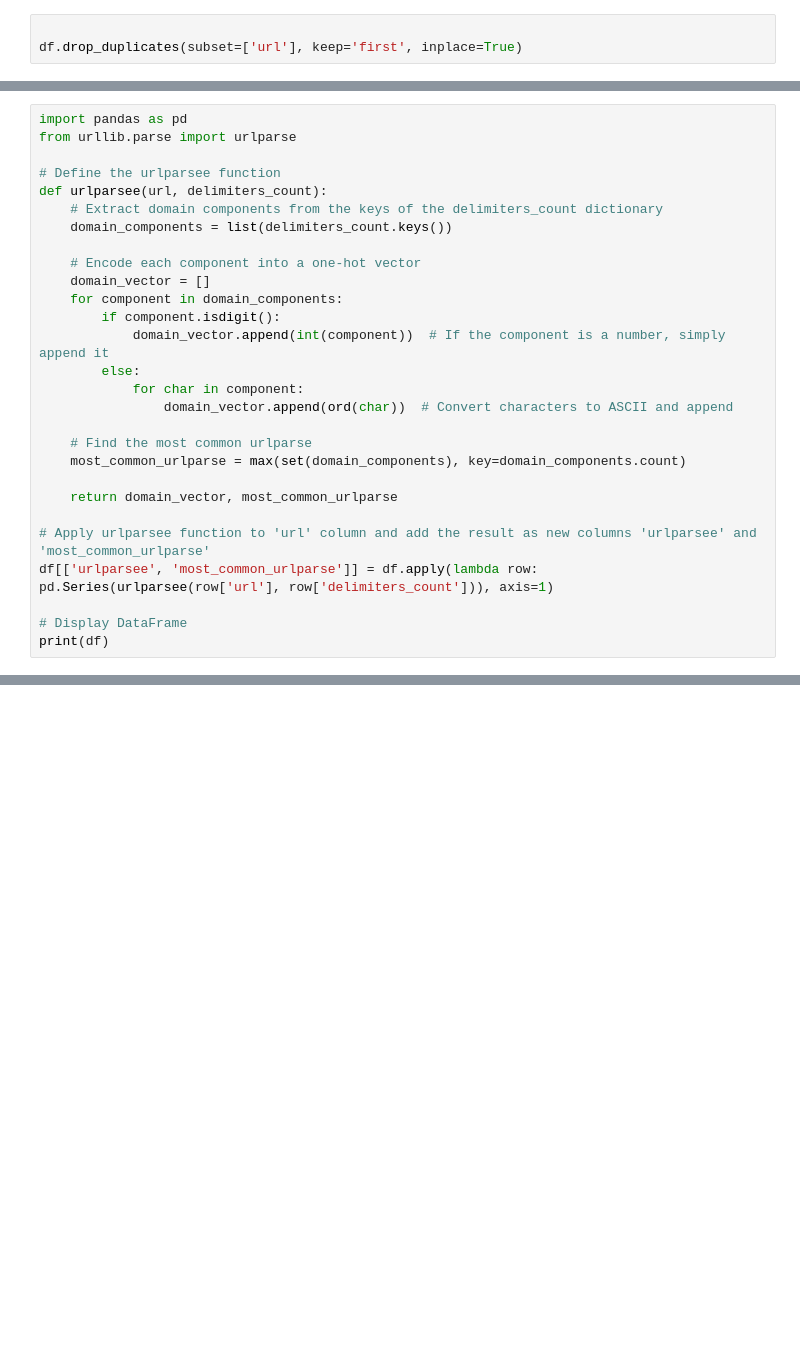
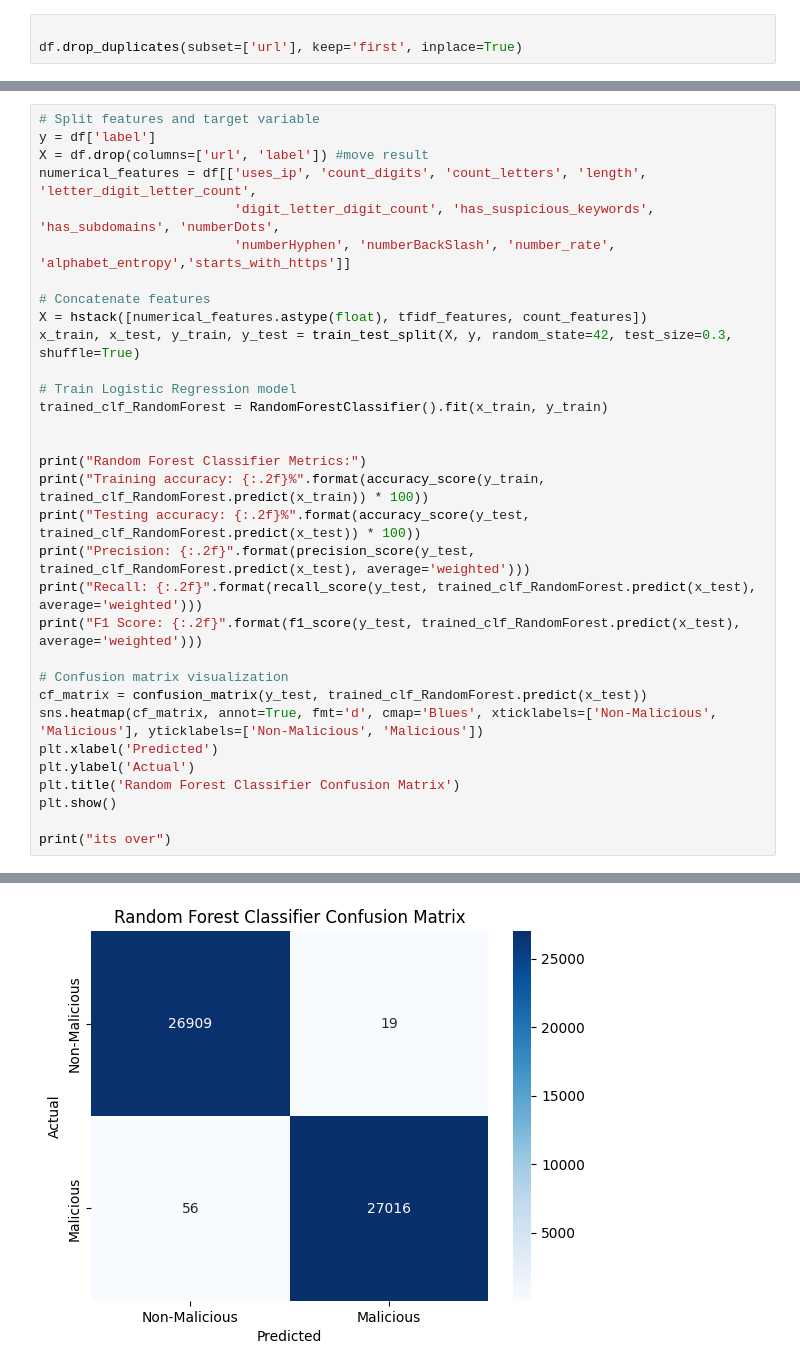
Before and after one commit to roy-asraf1/Identifying-malicious-addresses-by-deep-learning, a Jupyter notebook: cyberwork.ipynb, the cells around one changed output, grey strips where cells are left out. Cells and saved outputs as stored; diff of their text form; blank space fills up the shorter version.

```diff
--- a/cyberwork.ipynb
+++ b/cyberwork.ipynb
@@ -302,29 +301,33 @@ df['uses_ip_address'] = df['url'].apply(uses_ip_address)
 # %%
-import pandas as pd
-from urllib.parse import urlparse
+# Split features and target variable
+y = df['label']
+X = df.drop(columns=['url', 'label']) #move result
+numerical_features = df[['uses_ip', 'count_digits', 'count_letters', 'length', 'letter_digit_letter_count',
+                         'digit_letter_digit_count', 'has_suspicious_keywords', 'has_subdomains', 'numberDots',
+                         'numberHyphen', 'numberBackSlash', 'number_rate', 'alphabet_entropy','starts_with_https']]
 
-# Define the urlparsee function
-def urlparsee(url, delimiters_count):
-    # Extract domain components from the keys of the delimiters_count dictionary
-    domain_components = list(delimiters_count.keys())
+# Concatenate features
+X = hstack([numerical_features.astype(float), tfidf_features, count_features])
+x_train, x_test, y_train, y_test = train_test_split(X, y, random_state=42, test_size=0.3, shuffle=True)
 
-    # Encode each component into a one-hot vector
-    domain_vector = []
-    for component in domain_components:
-        if component.isdigit():
-            domain_vector.append(int(component))  # If the component is a number, simply append it
-        else:
-            for char in component:
-                domain_vector.append(ord(char))  # Convert characters to ASCII and append
+# Train Logistic Regression model
+trained_clf_RandomForest = RandomForestClassifier().fit(x_train, y_train)
 
-    # Find the most common urlparse
-    most_common_urlparse = max(set(domain_components), key=domain_components.count)
 
-    return domain_vector, most_common_urlparse
+print("Random Forest Classifier Metrics:")
+print("Training accuracy: {:.2f}%".format(accuracy_score(y_train, trained_clf_RandomForest.predict(x_train)) * 100))
+print("Testing accuracy: {:.2f}%".format(accuracy_score(y_test, trained_clf_RandomForest.predict(x_test)) * 100))
+print("Precision: {:.2f}".format(precision_score(y_test, trained_clf_RandomForest.predict(x_test), average='weighted')))
+print("Recall: {:.2f}".format(recall_score(y_test, trained_clf_RandomForest.predict(x_test), average='weighted')))
+print("F1 Score: {:.2f}".format(f1_score(y_test, trained_clf_RandomForest.predict(x_test), average='weighted')))
 
-# Apply urlparsee function to 'url' column and add the result as new columns 'urlparsee' and 'most_common_urlparse'
-df[['urlparsee', 'most_common_urlparse']] = df.apply(lambda row: pd.Series(urlparsee(row['url'], row['delimiters_count'])), axis=1)
+# Confusion matrix visualization
+cf_matrix = confusion_matrix(y_test, trained_clf_RandomForest.predict(x_test))
+sns.heatmap(cf_matrix, annot=True, fmt='d', cmap='Blues', xticklabels=['Non-Malicious', 'Malicious'], yticklabels=['Non-Malicious', 'Malicious'])
+plt.xlabel('Predicted')
+plt.ylabel('Actual')
+plt.title('Random Forest Classifier Confusion Matrix')
+plt.show()
 
-# Display DataFrame
-print(df)
+print("its over")
 # %% [output]
@@ -347,0 +340 @@ print(df)
+[figure, added]
```
Also changed, not shown: parts of 21 cells of this notebook.
